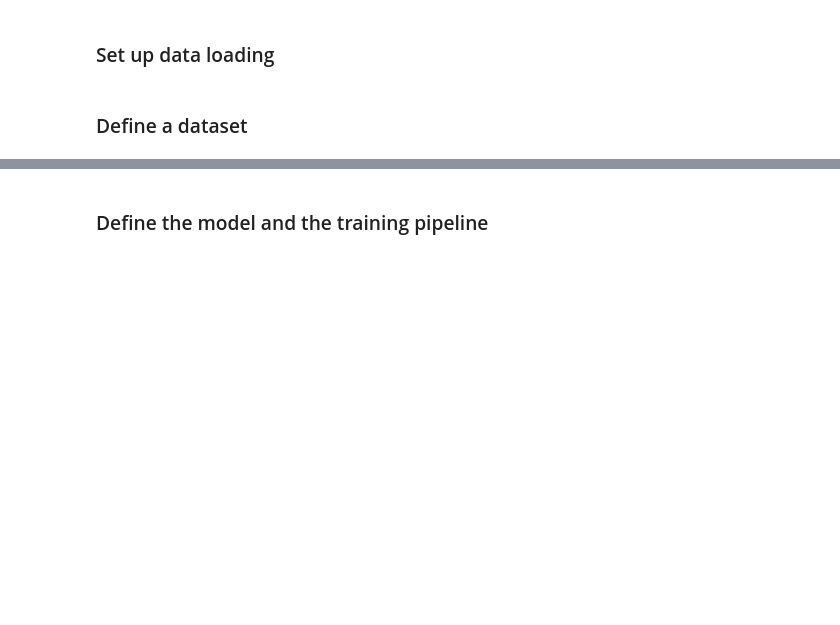
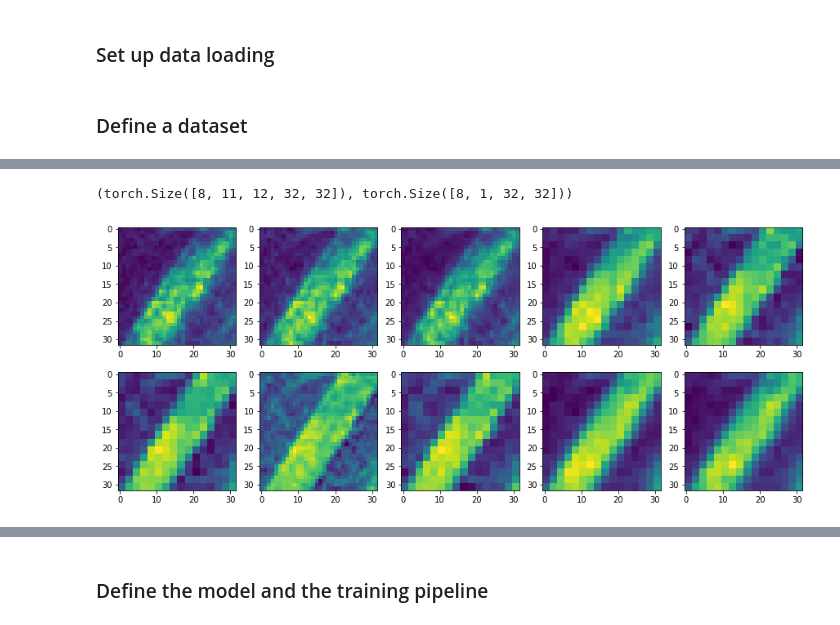
Before and after one commit to amedyukhina/biomassters, a Jupyter notebook: biomassters_all_times_unet_3D.ipynb, the cells around one changed output, grey strips where cells are left out. Cells and saved outputs as stored; diff of their text form; code cells hidden in the pictures; blank space fills up the shorter version.

```diff
--- a/biomassters_all_times_unet_3D.ipynb
+++ b/biomassters_all_times_unet_3D.ipynb
@@ -118,6 +120,8 @@ def get_image(fn):
     return img
 # %%
 MEANS, STDS = np.load(data_path + rf'{MODE.lower()}_mean_std.npy')
+MEANS = MEANS.reshape(-1,1,1)
+STDS = STDS.reshape(-1,1,1)
 # %% [markdown]
 ### Define a dataset
 # %%
@@ -138,7 +142,6 @@ class SentinelDataset2(Dataset):
             img = get_image(os.path.join(self.img_dir,
                                           rf"{self.chip_ids[idx]}_{MODE}_{month:02d}.tif"))
             img = torch.tensor(img.astype(np.float32))
-            img = (img - torch.tensor(MEANS).unsqueeze(1).unsqueeze(1))/torch.tensor(STDS).unsqueeze(1).unsqueeze(1)
             image.append(img)
         image = torch.stack(image)
         t, c, h, w = image.shape
@@ -155,14 +158,18 @@ class SentinelDataset2(Dataset):
         if self.transform:
             image = self.transform(torch.concat([image.reshape(t*c, h, w), label]))
             label = image[-1:]
-            image = image[:-1].reshape(t, c, h, w)
+            image = image[:-1].reshape(t, c, PATCH_SIZE, PATCH_SIZE)
 
-        return image, label
+        image = torch.stack([(img - torch.tensor(MEANS))/torch.tensor(STDS)
+                for img in image])
+
+        return image.transpose(0,1), label
 # %%
 train_transforms = transforms.Compose([
         transforms.RandomHorizontalFlip(),
         transforms.RandomVerticalFlip(),
-        # transforms.RandomRotation(degrees=180)
+        # transforms.RandomRotation(degrees=180),
+        transforms.RandomCrop(PATCH_SIZE, pad_if_needed=True),
     ])
 # %%
 train_ds = SentinelDataset2(train_ids, train_img_dir, label_dir,
@@ -182,3 +187,3 @@ test_dataloader = DataLoader(test_ds, batch_size=2,
 # %%
-# %%time
-# imgs, labels = next(iter(train_dataloader))
+%%time
+imgs, labels = next(iter(train_dataloader))
@@ -185,10 +193,14 @@ test_dataloader = DataLoader(test_ds, batch_size=2,
 # %%
-# imgs.shape, labels.shape
+imgs.shape, labels.shape
+# %% [output]
+(torch.Size([8, 11, 12, 32, 32]), torch.Size([8, 1, 32, 32]))
 # %%
-# cols = 5
-# rows = 2
-# s = 3
-# fig, axes = plt.subplots(rows, cols, figsize=(s*cols, s*rows))
-# for img, ax in zip(imgs[0][0], axes.ravel()):
-#     ax.imshow(img.numpy())
+cols = 5
+rows = 2
+s = 3
+fig, axes = plt.subplots(rows, cols, figsize=(s*cols, s*rows))
+for img, ax in zip(imgs.transpose(1,2)[0][0], axes.ravel()):
+    ax.imshow(img.numpy())
+# %% [output]
+[figure, added]
 # %%
```
Also changed, not shown: parts of 20 cells of this notebook.
